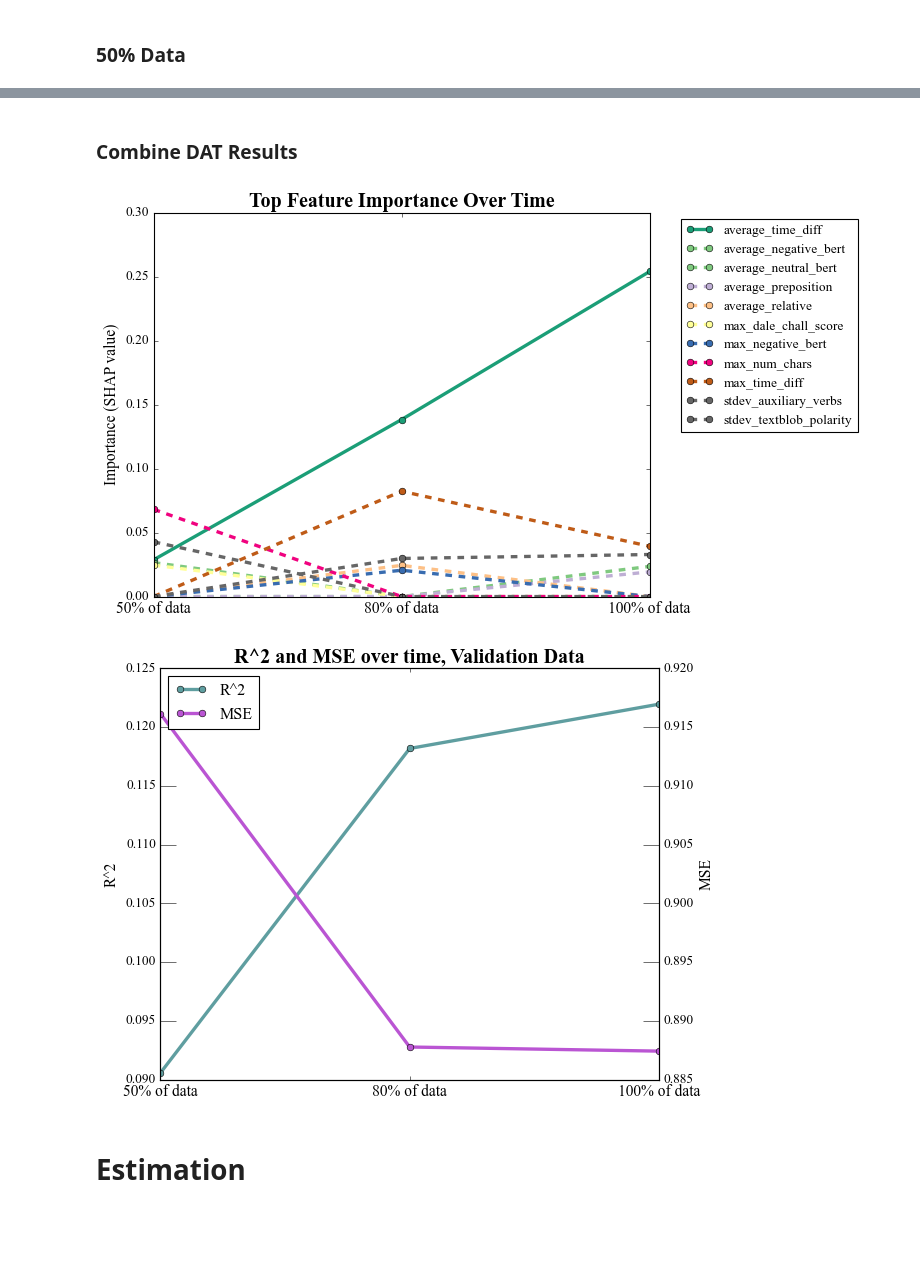
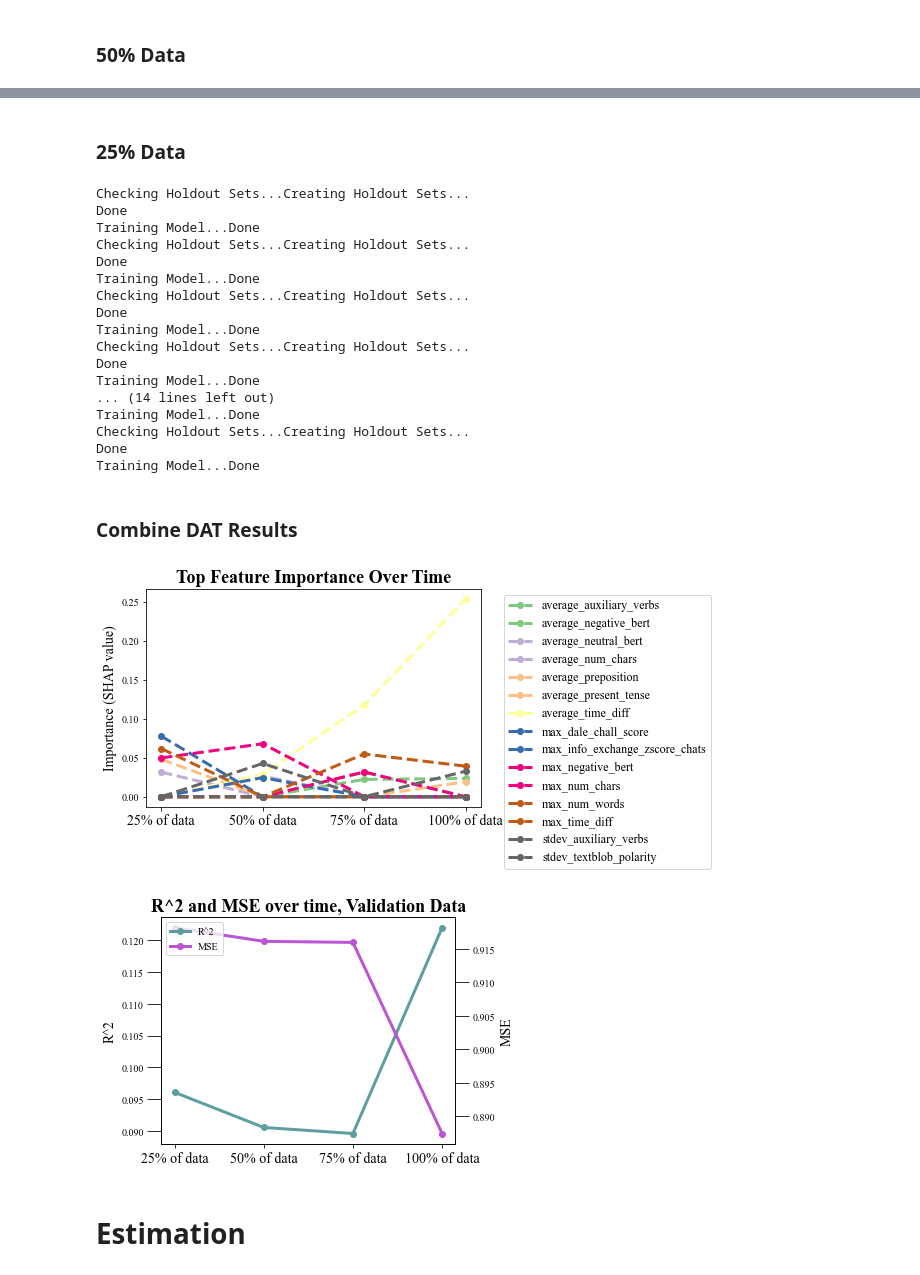
Before and after one commit to Watts-Lab/team_comm_tools, a Jupyter notebook: feature_engine/model/model_per_task_cv.ipynb, the cells around one changed output, grey strips where cells are left out. Cells and saved outputs as stored; diff of their text form; code cells hidden in the pictures; blank space fills up the shorter version.

```diff
--- a/feature_engine/model/model_per_task_cv.ipynb
+++ b/feature_engine/model/model_per_task_cv.ipynb
@@ -444,4 +470,4 @@ Training Model...Done
 # %%
-dat_model80 = ModelBuilder(dataset_names = ["dat"], output_dir = '../output/first_80/')
-dat_model80.select_target(target=["efficiency"])
-dat_model80.define_model(model_type = 'rf')
+dat_model75 = ModelBuilder(dataset_names = ["dat"], output_dir = '../output/first_75/')
+dat_model75.select_target(target=["efficiency"])
+dat_model75.define_model(model_type = 'rf')
@@ -468,0 +474,3 @@ Training Model...Done
+# %%
+dat_shap75, dat_shap_cor75, dat_train_metrics75, dat_test_metrics75 = repeated_kfold_cv(dat_model75)
+dat_shap_means75, dat_shap_cor_means75, dat_train_means75, dat_test_means75 = get_repeated_kfold_cv_summary(dat_shap75, dat_shap_cor75, dat_train_metrics75, dat_test_metrics75)
@@ -493,18 +519,45 @@ Training Model...Done
 Checking Holdout Sets...Creating Holdout Sets...
 Done
 Training Model...Done
+# %% [markdown]
+### 25% Data
+# %%
+dat_model25 = ModelBuilder(dataset_names = ["dat"], output_dir = '../output/first_25/')
+dat_model25.select_target(target=["efficiency"])
+dat_model25.define_model(model_type = 'rf')
+# %%
+dat_shap25, dat_shap_cor25, dat_train_metrics25, dat_test_metrics25 = repeated_kfold_cv(dat_model25)
+dat_shap_means25, dat_shap_cor_means25, dat_train_means25, dat_test_means25 = get_repeated_kfold_cv_summary(dat_shap25, dat_shap_cor25, dat_train_metrics25, dat_test_metrics25)
+# %% [output]
+Checking Holdout Sets...Creating Holdout Sets...
+Done
+Training Model...Done
+Checking Holdout Sets...Creating Holdout Sets...
+Done
+Training Model...Done
+Checking Holdout Sets...Creating Holdout Sets...
+Done
+Training Model...Done
+Checking Holdout Sets...Creating Holdout Sets...
+Done
+Training Model...Done
+... (14 lines left out)
+Training Model...Done
+Checking Holdout Sets...Creating Holdout Sets...
+Done
+Training Model...Done
 # %% [markdown]
 ### Combine DAT Results
 # %%
-merged_df = pd.concat([dat_shap_means50, dat_shap_means80, dat_shap_means], keys = time_points, axis=1)
+merged_df = pd.concat([dat_shap_means25, dat_shap_means50, dat_shap_means75, dat_shap_means], keys = time_points, axis=1)
 plot_important_features_over_time(merged_df)
 # %% [output]
-[figure, old version]
+[figure, new version]
 # %%
-test_metrics = pd.concat([dat_test_means50, dat_test_means80, dat_test_means], keys = time_points, axis=1)
+test_metrics = pd.concat([dat_test_means25, dat_test_means50, dat_test_means75, dat_test_means], keys = time_points, axis=1)
 plot_r2_and_mse_over_time(test_metrics, "R^2 and MSE over time, Validation Data")
 # %% [output]
-[figure, old version]
+[figure, new version]
 # %% [markdown]
 # Estimation
 # %% [markdown]
```
Also changed, not shown: parts of 40 cells of this notebook, 30 other files.
